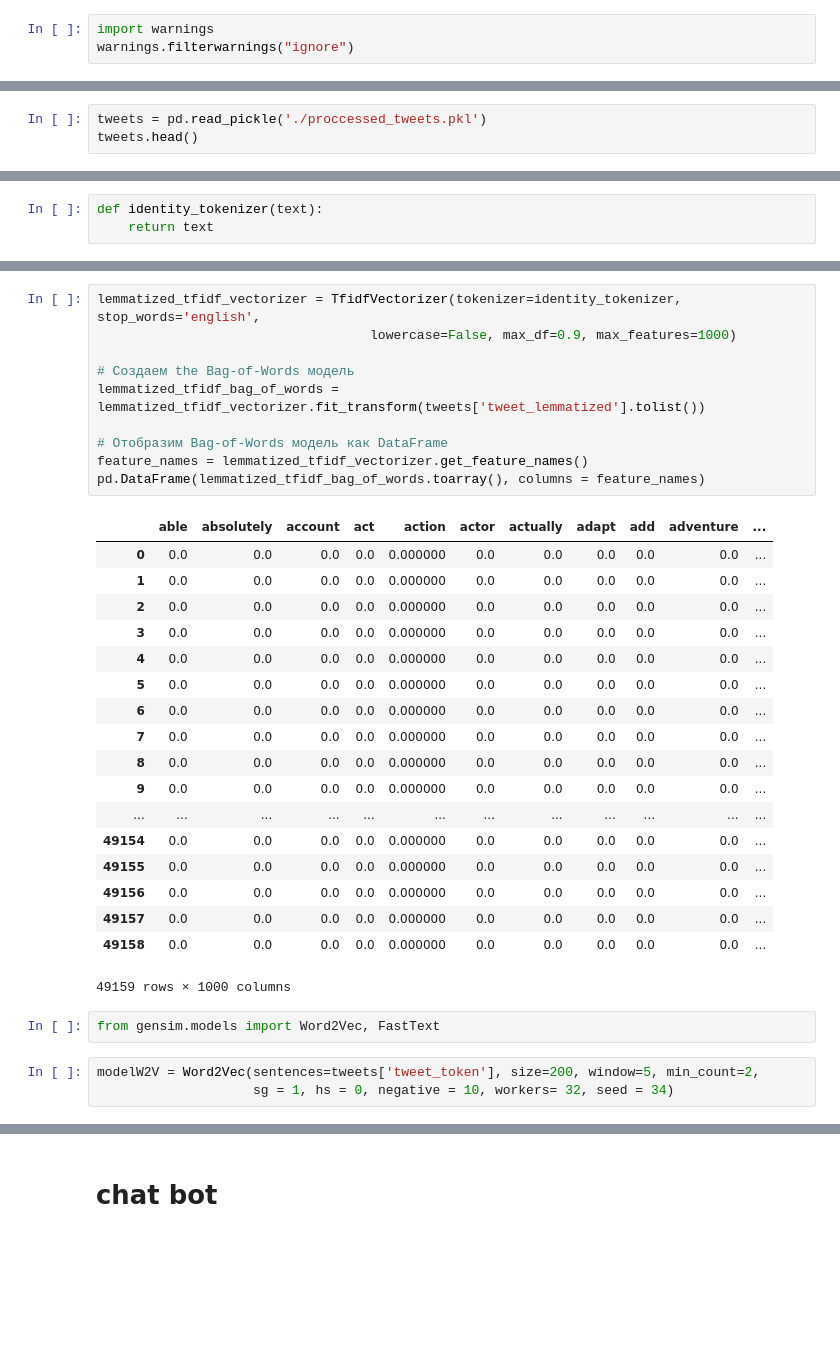
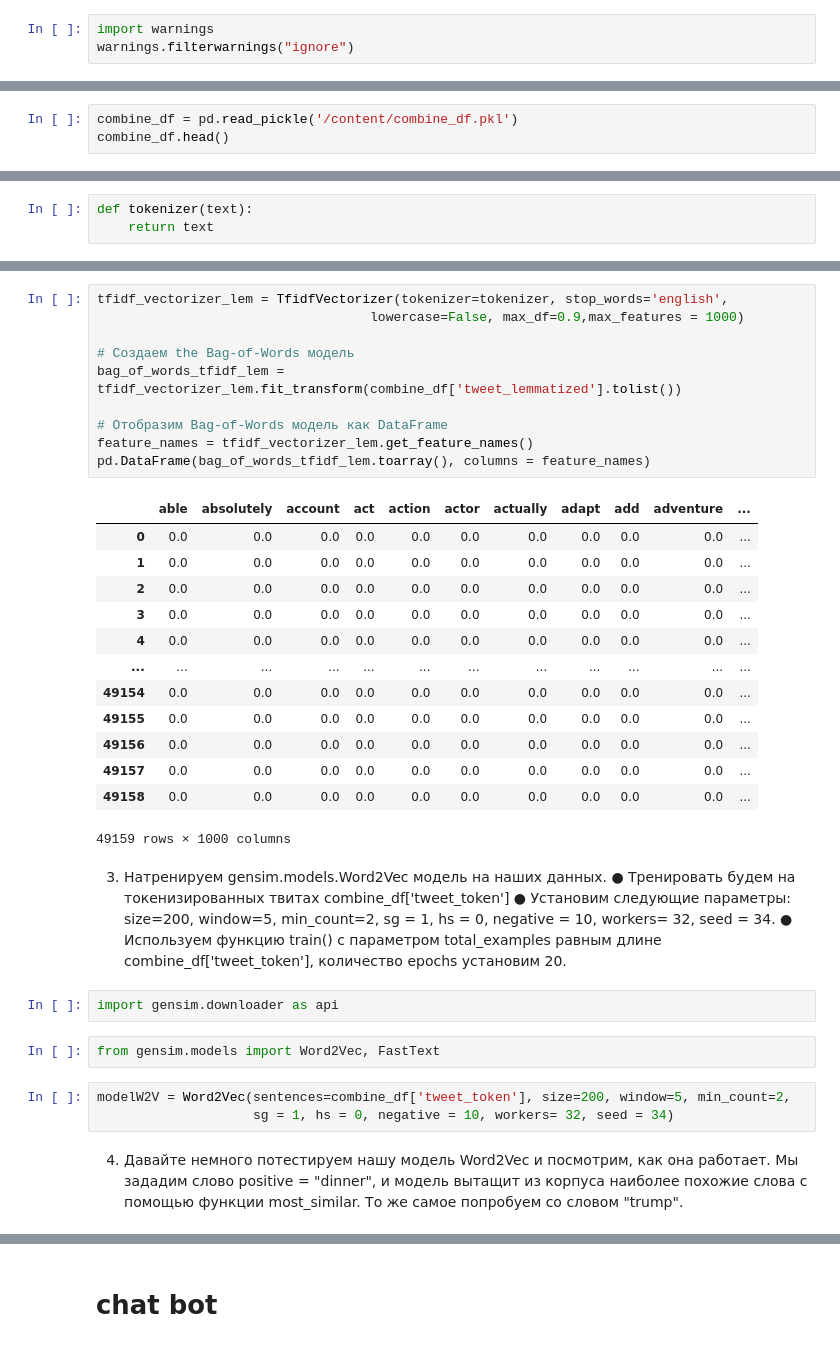
Before and after one commit to mindblower5000/gu-nlp, a Jupyter notebook: hw_lesson_2.ipynb, the cells around one changed output, grey strips where cells are left out. Drawn from its saved outputs; the diff is of its cells as text; blank space fills up the shorter version.

```diff
--- a/hw_lesson_2.ipynb
+++ b/hw_lesson_2.ipynb
@@ -44,6 +21,6 @@ import numpy as np
 # %%
-tweets = pd.read_pickle('./proccessed_tweets.pkl')
-tweets.head()
+combine_df = pd.read_pickle('/content/combine_df.pkl')
+combine_df.head()
 # %% [output]
 |  | id | label | tweet | tweet_token | tweet_token_filtered | tweet_stemmed | tweet_lemmatized |
 | 0 | 1 | 0.0 | when father is dysfunctional and ... | [when, father, is, dysfunctional,... | [father, dysfunctional, selfish, ... | [father, dysfunct, selfish, drag,... | [father, dysfunctional, selfish, ... |
@@ -52,6 +29,6 @@ tweets.head()
 | 3 | 4 | 0.0 | model love you take with you all ... | [model, love, you, take, with, yo... | [model, love, take, time, ur] | [model, love, take, time, ur] | [model, love, take, time, ur] |
 | 4 | 5 | 0.0 | factsguide society now motivation | [factsguide, society, now, motiva... | [factsguide, society, motivation] | [factsguid, societi, motiv] | [factsguide, society, motivation] |
 # %%
-def identity_tokenizer(text):
+def tokenizer(text):
     return text
 # %%
@@ -143,38 +109,42 @@ pd.DataFrame(stemmed_tfidf_bag_of_words.toarray(), columns = feature_names)
 49159 rows × 1000 columns
 # %%
-lemmatized_tfidf_vectorizer = TfidfVectorizer(tokenizer=identity_tokenizer, stop_words='english',
-                                   lowercase=False, max_df=0.9, max_features=1000)
+tfidf_vectorizer_lem = TfidfVectorizer(tokenizer=tokenizer, stop_words='english',
+                                   lowercase=False, max_df=0.9,max_features = 1000)
 
 # Создаем the Bag-of-Words модель
-lemmatized_tfidf_bag_of_words = lemmatized_tfidf_vectorizer.fit_transform(tweets['tweet_lemmatized'].tolist())
+bag_of_words_tfidf_lem = tfidf_vectorizer_lem.fit_transform(combine_df['tweet_lemmatized'].tolist())
 
 # Отобразим Bag-of-Words модель как DataFrame
-feature_names = lemmatized_tfidf_vectorizer.get_feature_names()
-pd.DataFrame(lemmatized_tfidf_bag_of_words.toarray(), columns = feature_names)
+feature_names = tfidf_vectorizer_lem.get_feature_names()
+pd.DataFrame(bag_of_words_tfidf_lem.toarray(), columns = feature_names)
 # %% [output]
 |  | able | absolutely | account | act | action | actor | actually | adapt | add | adventure | ... |
-| 0 | 0.0 | 0.0 | 0.0 | 0.0 | 0.000000 | 0.0 | 0.0 | 0.0 | 0.0 | 0.0 | ... |
-| 1 | 0.0 | 0.0 | 0.0 | 0.0 | 0.000000 | 0.0 | 0.0 | 0.0 | 0.0 | 0.0 | ... |
-| 2 | 0.0 | 0.0 | 0.0 | 0.0 | 0.000000 | 0.0 | 0.0 | 0.0 | 0.0 | 0.0 | ... |
-| 3 | 0.0 | 0.0 | 0.0 | 0.0 | 0.000000 | 0.0 | 0.0 | 0.0 | 0.0 | 0.0 | ... |
-| 4 | 0.0 | 0.0 | 0.0 | 0.0 | 0.000000 | 0.0 | 0.0 | 0.0 | 0.0 | 0.0 | ... |
-| 5 | 0.0 | 0.0 | 0.0 | 0.0 | 0.000000 | 0.0 | 0.0 | 0.0 | 0.0 | 0.0 | ... |
-| 6 | 0.0 | 0.0 | 0.0 | 0.0 | 0.000000 | 0.0 | 0.0 | 0.0 | 0.0 | 0.0 | ... |
-| 7 | 0.0 | 0.0 | 0.0 | 0.0 | 0.000000 | 0.0 | 0.0 | 0.0 | 0.0 | 0.0 | ... |
-| 8 | 0.0 | 0.0 | 0.0 | 0.0 | 0.000000 | 0.0 | 0.0 | 0.0 | 0.0 | 0.0 | ... |
-| 9 | 0.0 | 0.0 | 0.0 | 0.0 | 0.000000 | 0.0 | 0.0 | 0.0 | 0.0 | 0.0 | ... |
+| 0 | 0.0 | 0.0 | 0.0 | 0.0 | 0.0 | 0.0 | 0.0 | 0.0 | 0.0 | 0.0 | ... |
+| 1 | 0.0 | 0.0 | 0.0 | 0.0 | 0.0 | 0.0 | 0.0 | 0.0 | 0.0 | 0.0 | ... |
+| 2 | 0.0 | 0.0 | 0.0 | 0.0 | 0.0 | 0.0 | 0.0 | 0.0 | 0.0 | 0.0 | ... |
+| 3 | 0.0 | 0.0 | 0.0 | 0.0 | 0.0 | 0.0 | 0.0 | 0.0 | 0.0 | 0.0 | ... |
+| 4 | 0.0 | 0.0 | 0.0 | 0.0 | 0.0 | 0.0 | 0.0 | 0.0 | 0.0 | 0.0 | ... |
 | ... | ... | ... | ... | ... | ... | ... | ... | ... | ... | ... | ... |
-| 49154 | 0.0 | 0.0 | 0.0 | 0.0 | 0.000000 | 0.0 | 0.0 | 0.0 | 0.0 | 0.0 | ... |
-| 49155 | 0.0 | 0.0 | 0.0 | 0.0 | 0.000000 | 0.0 | 0.0 | 0.0 | 0.0 | 0.0 | ... |
-| 49156 | 0.0 | 0.0 | 0.0 | 0.0 | 0.000000 | 0.0 | 0.0 | 0.0 | 0.0 | 0.0 | ... |
-| 49157 | 0.0 | 0.0 | 0.0 | 0.0 | 0.000000 | 0.0 | 0.0 | 0.0 | 0.0 | 0.0 | ... |
-| 49158 | 0.0 | 0.0 | 0.0 | 0.0 | 0.000000 | 0.0 | 0.0 | 0.0 | 0.0 | 0.0 | ... |
+| 49154 | 0.0 | 0.0 | 0.0 | 0.0 | 0.0 | 0.0 | 0.0 | 0.0 | 0.0 | 0.0 | ... |
+| 49155 | 0.0 | 0.0 | 0.0 | 0.0 | 0.0 | 0.0 | 0.0 | 0.0 | 0.0 | 0.0 | ... |
+| 49156 | 0.0 | 0.0 | 0.0 | 0.0 | 0.0 | 0.0 | 0.0 | 0.0 | 0.0 | 0.0 | ... |
+| 49157 | 0.0 | 0.0 | 0.0 | 0.0 | 0.0 | 0.0 | 0.0 | 0.0 | 0.0 | 0.0 | ... |
+| 49158 | 0.0 | 0.0 | 0.0 | 0.0 | 0.0 | 0.0 | 0.0 | 0.0 | 0.0 | 0.0 | ... |
 49159 rows × 1000 columns
+# %% [markdown]
+3. Натренируем gensim.models.Word2Vec модель на наших данных.
+●	Тренировать будем на токенизированных твитах combine_df['tweet_token']
+●	Установим следующие параметры: size=200, window=5, min_count=2, sg = 1, hs = 0, negative = 10, workers= 32, seed = 34.
+●	Используем функцию train() с параметром total_examples равным длине combine_df['tweet_token'], количество epochs установим 20.
+# %%
+import gensim.downloader as api
 # %%
 from gensim.models import Word2Vec, FastText
 # %%
-modelW2V = Word2Vec(sentences=tweets['tweet_token'], size=200, window=5, min_count=2,
+modelW2V = Word2Vec(sentences=combine_df['tweet_token'], size=200, window=5, min_count=2,
                     sg = 1, hs = 0, negative = 10, workers= 32, seed = 34)
+# %% [markdown]
+4. Давайте немного потестируем нашу модель Word2Vec и посмотрим, как она работает. Мы зададим слово positive = "dinner", и модель вытащит из корпуса наиболее похожие слова c помощью функции most_similar. То же самое попробуем со словом "trump".
 # %%
 modelW2V.most_similar(positive=['dinner'])
 # %% [output]
```
Also changed, not shown: parts of 24 cells of this notebook.
